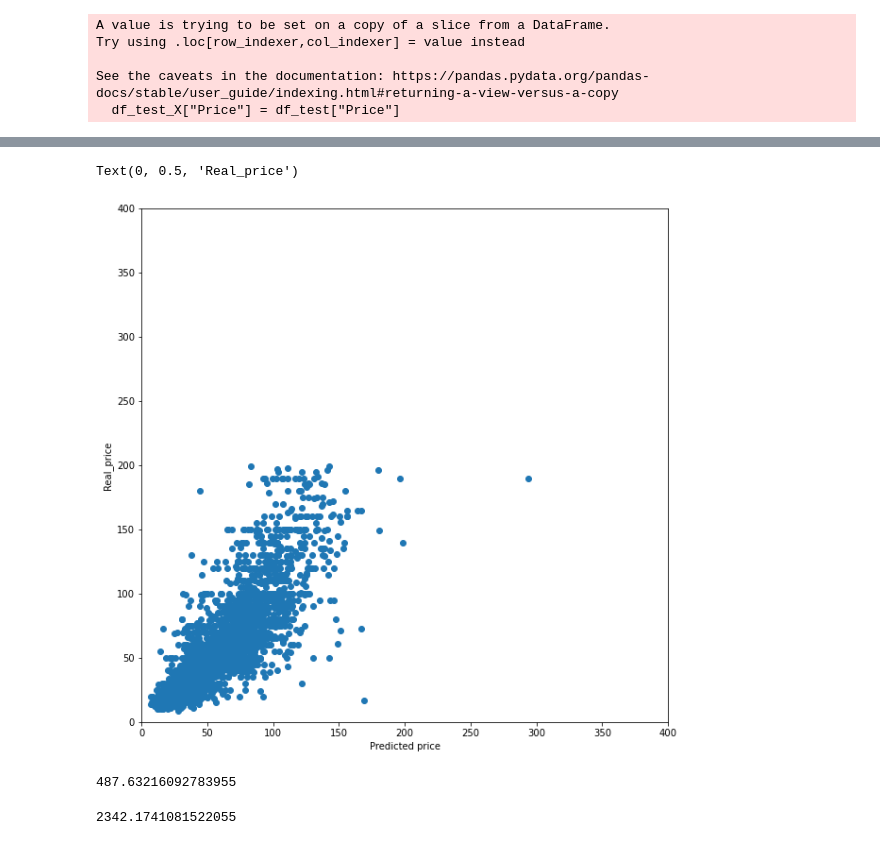
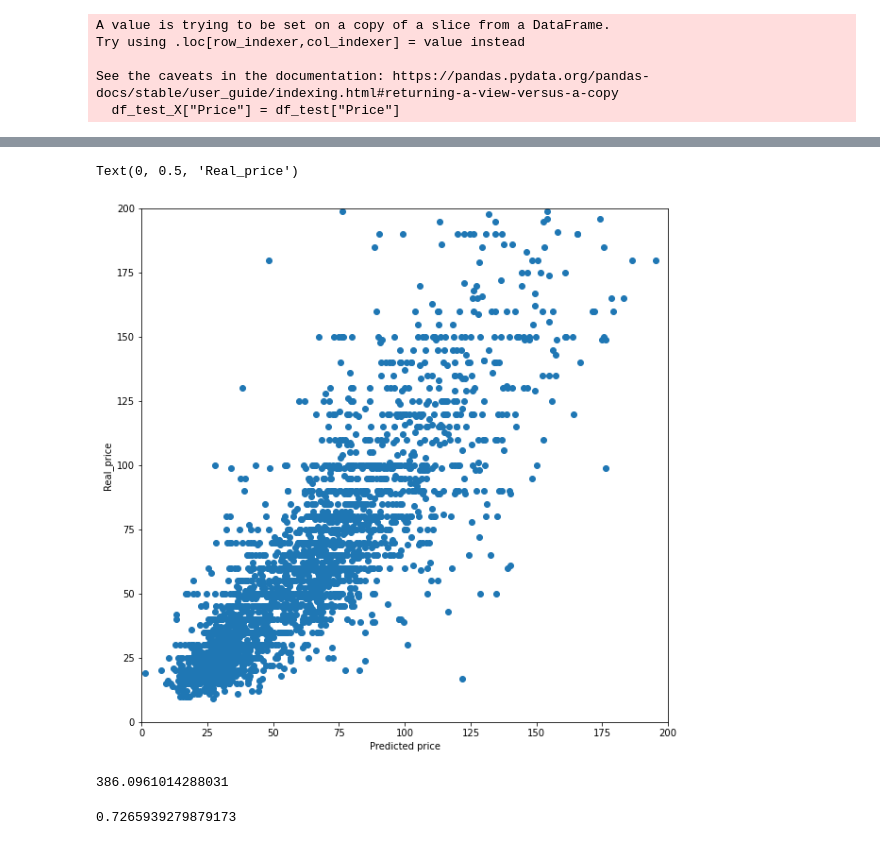
Before and after one commit to jimmyls92/Machine-Learning, a Jupyter notebook: Project_ML.ipynb, the cells around one changed output, grey strips where cells are left out. Drawn from its saved outputs; the diff is of its cells as text; code cells hidden in the pictures.

```diff
--- a/Project_ML.ipynb
+++ b/Project_ML.ipynb
@@ -457,4 +510,5 @@ feature_ranking[:14]
 # %%
+#Entrenamos el modelo probando diferentes valores de alpha y de grado del polinomio
 alpha_vector = np.logspace(-5,4,20)
 degree_vector = [1,2,3]#np.linspace(1,3,3)
 
@@ -468,7 +522,7 @@ pipeline = Pipeline(steps)
 
 
 grid = GridSearchCV(pipeline, scoring= 'neg_mean_squared_error', param_grid=param_grid, cv = 5, verbose = 3,n_jobs =6)
-grid.fit(X_train[:,feature_ranking[:14]], y_train)
+grid.fit(X_train[:,feature_ranking[:19]], y_train)
 print("best mean cross-validation score: {:.3f}".format(grid.best_score_))
 print("best parameters: {}".format(grid.best_params_))
 # %% [output]
@@ -482,6 +539,12 @@ best parameters: {'model__alpha': 379.2690190732246, 'poly__degree': 2}
 # %%
 #Preparamos la matriz de test
 df_test = pd.read_csv('./test.csv', sep=';', decimal='.')
+
+df_test = df_test[df_test['Bathrooms'] >= 1]
+df_test = df_test[df_test['Bedrooms'] < 6]
+df_test = df_test[df_test['Bathrooms'] < 5]
+df_test["Bath_Bedroom"] = pd.DataFrame(df_test["Bathrooms"]*df_test["Bedrooms"])
+
 df_test_X = df_test[feature_names]
 df_test_X["Price"] = df_test["Price"]
 # %% [output]
@@ -534,13 +582,10 @@ See the caveats in the documentation: https://pandas.pydata.org/pandas-docs/stab
 # %%
 # Me deshago de los valores Na sustituyendo como antes
 
-df_test_X["Cancellation Policy"].fillna(df_test_X["Cancellation Policy"].mode(), inplace=True)
-df_test_X["Bed Type"].fillna(df_test_X["Bed Type"].mode(), inplace=True)
-df_test_X["Room Type"].fillna(df_test_X["Room Type"].mode(), inplace=True)
-df_test_X["Property Type"].fillna(df_test_X["Property Type"].mode(), inplace=True)
 df_test_X["Country Code"].fillna(df_test_X["Country Code"].mode(), inplace=True)
 df_test_X["Market"].fillna(df_test_X["Market"].mode(), inplace=True)
 df_test_X["Experiences Offered"].fillna(73.60, inplace=True)
+df_test_X["Security Deposit"].fillna(value=0, inplace=True)
 df_test_X["Cleaning Fee"].fillna(value=0, inplace=True)
 df_test_X["Guests Included"].fillna(value=0, inplace=True)
 df_test_X["Extra People"].fillna(value=0, inplace=True)
@@ -562,6 +594,6 @@ df_test_X = df_test_X[df_test_X['Price'] < 200]
 # %%
 #Preparamos las matrices para introducirlas en el modelo de regresion polinomica
-columns = feature_names[feature_ranking[:14]].tolist()
+columns = feature_names[feature_ranking[:19]].tolist()
 y_test = df_test_X.iloc[:,df_test_X.columns.get_loc("Price")].values
 df_test_X = df_test_X.drop("Price",axis=1)
 X_test = df_test_X[columns].values
@@ -575,17 +608,17 @@ mse = np.mean((y_test-y_hat)**2)
 # %%
 plt.figure(figsize=(10, 10))
 plt.scatter(y_hat,y_test)
-plt.axis([0, 400, 0, 400])
+plt.axis([0, 200, 0, 200])
 plt.xlabel('Predicted price')
 plt.ylabel('Real_price')
 # %% [output]
 Text(0, 0.5, 'Real_price')
-[figure, old version]
+[figure, new version]
-# %%
-value_model
-# %% [output]
-487.63216092783955
-# %%
-np.mean((y_test.reshape(-1,1)-y_hat)**2)
-# %% [output]
-2342.1741081522055
+# %%
+mse
+# %% [output]
+386.0961014288031
+# %%
+r2
+# %% [output]
+0.7265939279879173
```
Also changed, not shown: parts of 38 cells of this notebook.
